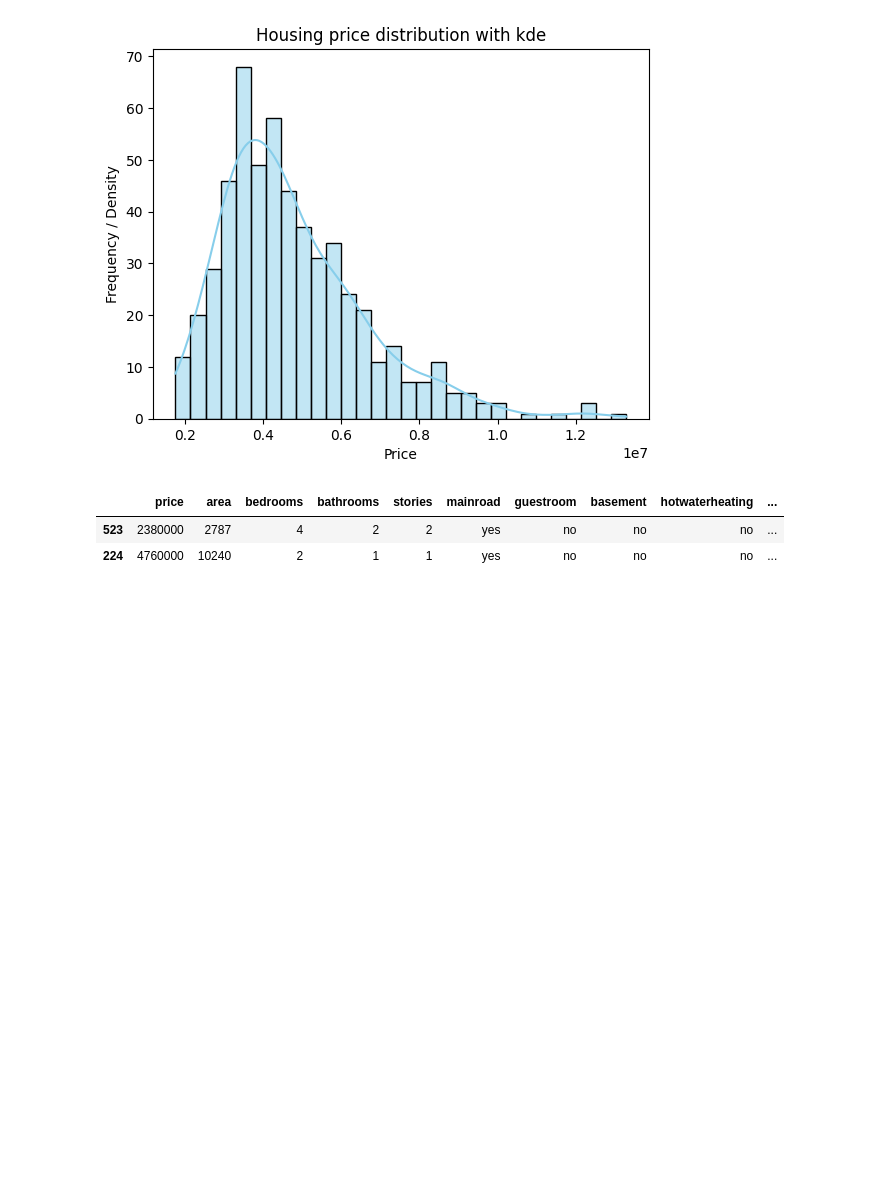
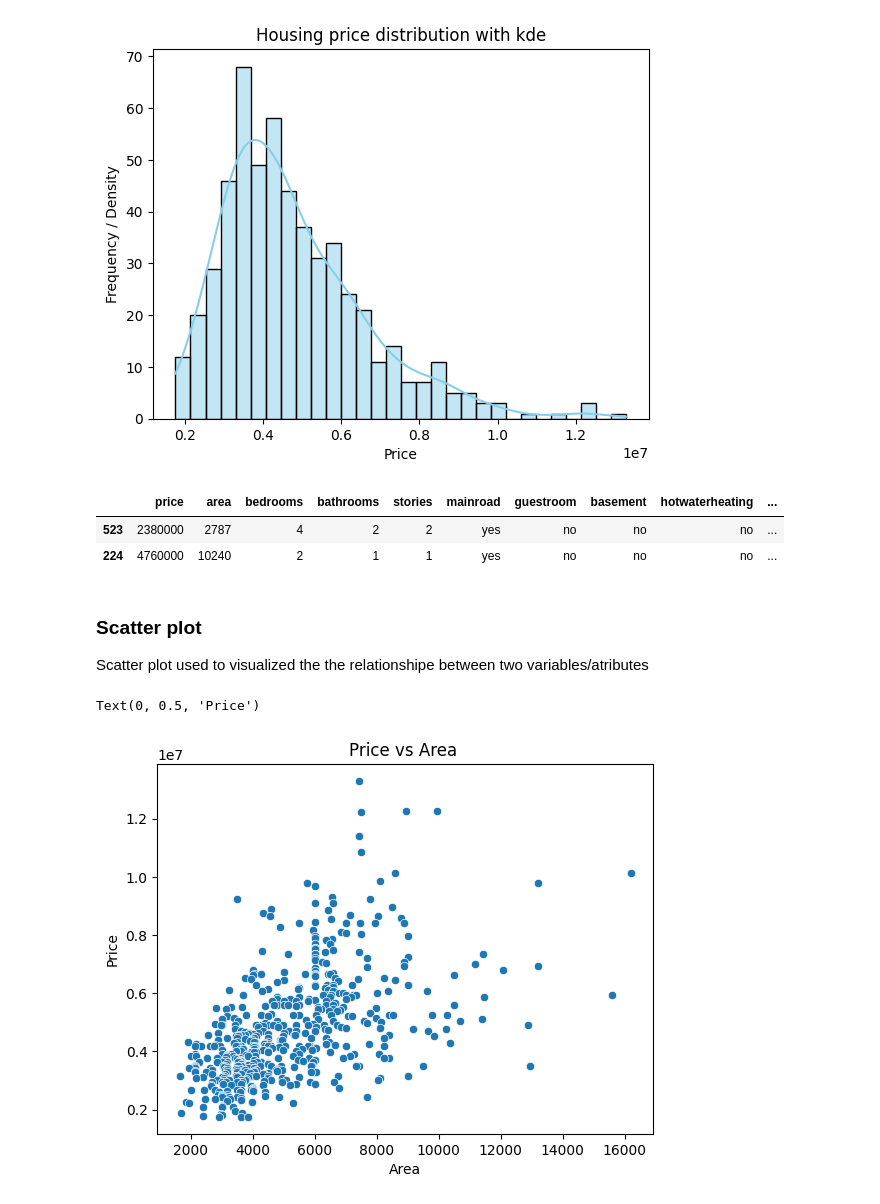
Before and after one commit to hamzasand/ML_from_Scratch, a Jupyter notebook: data_visualization/visualization.ipynb, the cells around one changed output. Drawn from its saved outputs; the diff is of its cells as text; code cells hidden in the pictures; blank space fills up the shorter version.

Commit message:
complete data visualization steps

```diff
--- a/data_visualization/visualization.ipynb
+++ b/data_visualization/visualization.ipynb
@@ -102,3 +102,17 @@ df.sample(2)
 |  | price | area | bedrooms | bathrooms | stories | mainroad | guestroom | basement | hotwaterheating | ... |
 | 523 | 2380000 | 2787 | 4 | 2 | 2 | yes | no | no | no | ... |
 | 224 | 4760000 | 10240 | 2 | 1 | 1 | yes | no | no | no | ... |
+# %% [markdown]
+### Scatter plot
+Scatter plot used to visualized the the relationshipe between two variables/atributes
+# %%
+import seaborn as sns
+import matplotlib.pyplot
+
+sns.scatterplot(data=df, x="area", y="price")
+plt.title("Price vs Area ")
+plt.xlabel("Area")
+plt.ylabel("Price")
+# %% [output]
+Text(0, 0.5, 'Price')
+[figure, added]
```
Also changed, not shown: parts of 8 cells of this notebook.
